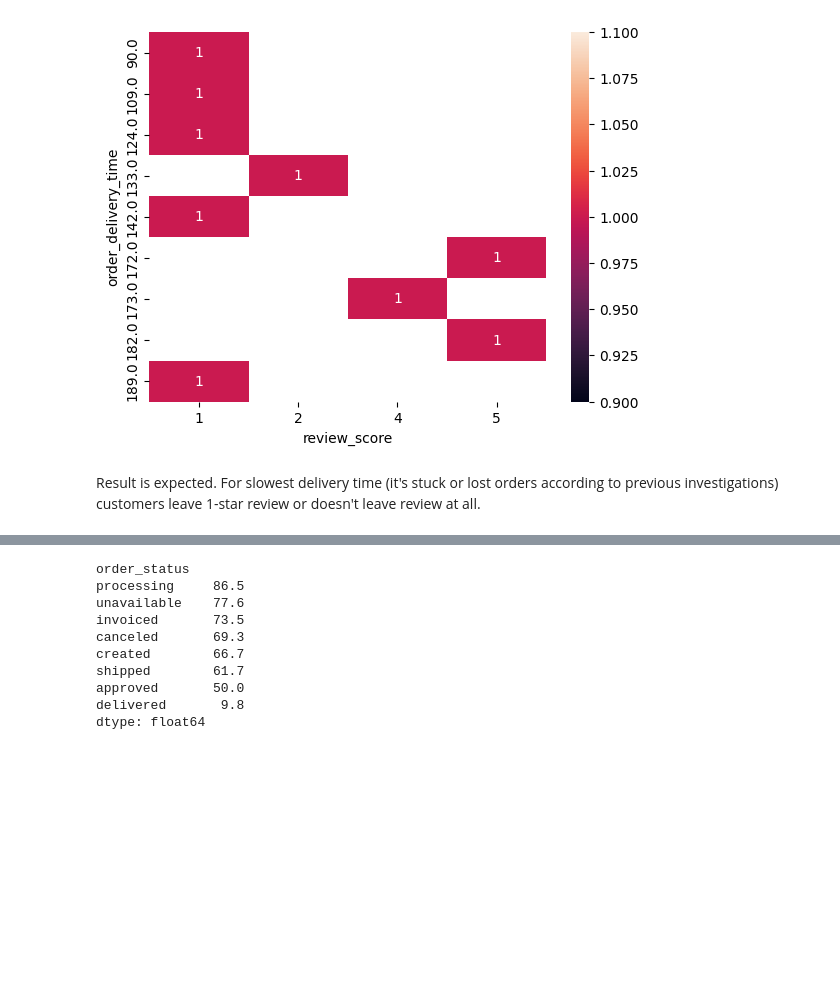
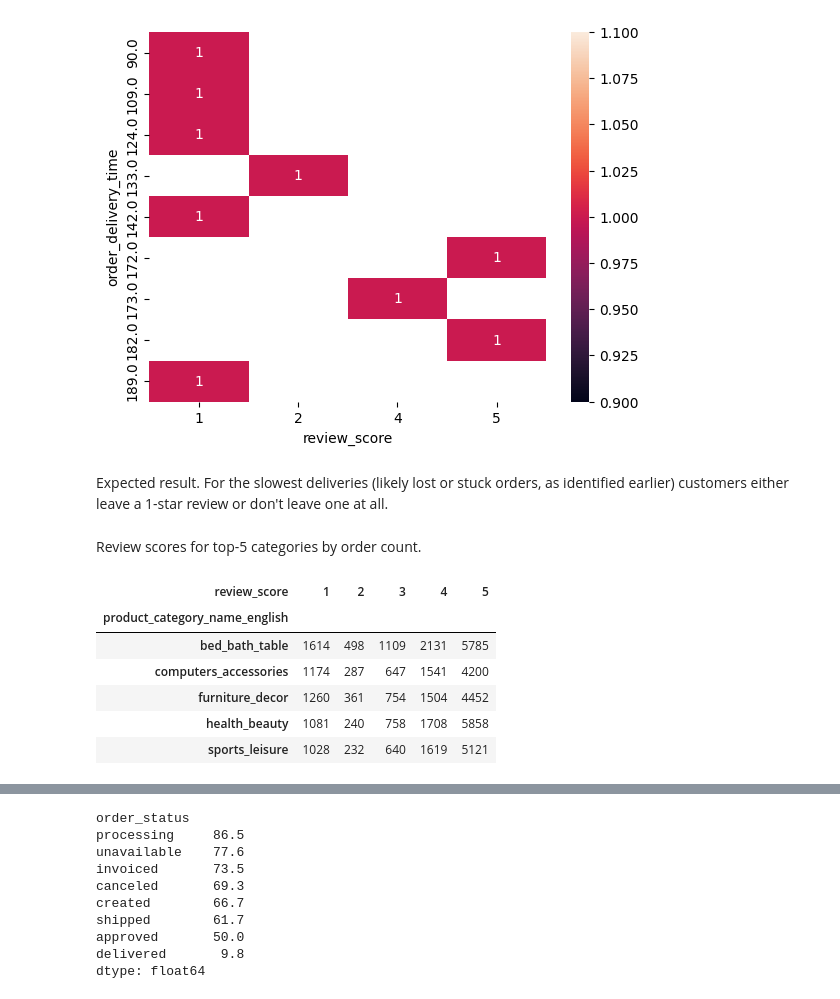
Before and after one commit to norriddx/ecommerce-orders-analysis, a Jupyter notebook: notebooks/eda.ipynb, the cells around one changed output, grey strips where cells are left out. Drawn from its saved outputs; the diff is of its cells as text; code cells hidden in the pictures; blank space fills up the shorter version.

Commit message:
finish section 8: customer satisfaction

```diff
--- a/notebooks/eda.ipynb
+++ b/notebooks/eda.ipynb
@@ -741,4 +741,4 @@ sns.heatmap(data=filtered_pvt, annot=True, fmt='.0f')
 <Axes: xlabel='review_score', ylabel='order_delivery_time'>
 [figure]
 # %% [markdown]
-Result is expected. For slowest delivery time (it's stuck or lost orders according to previous investigations) customers leave 1-star review or doesn't leave review at all.
+Expected result. For the slowest deliveries (likely lost or stuck orders, as identified earlier) customers either leave a 1-star review or don't leave one at all.
@@ -746,0 +745,21 @@ Result is expected. For slowest delivery time (it's stuck or lost orders accordi
+# %% [markdown]
+Review scores for top-5 categories by order count.
+# %%
+orders_reviews_products = orders_reviews.merge(items, on='order_id').merge(products, on='product_id')
+
+top_popular_categories = items_products['product_category_name_english'].value_counts().sort_values(ascending=False).head(5).index
+
+# pivot table
+
+filtered = orders_reviews_products[orders_reviews_products['product_category_name_english'].isin(top_popular_categories)]
+
+filtered_pvt = filtered.pivot_table(values='order_id', columns='review_score', index='product_category_name_english', aggfunc='count')
+filtered_pvt
+# %% [output]
+| review_score | 1 | 2 | 3 | 4 | 5 |
+| product_category_name_english |  |  |  |  |  |
+| bed_bath_table | 1614 | 498 | 1109 | 2131 | 5785 |
+| computers_accessories | 1174 | 287 | 647 | 1541 | 4200 |
+| furniture_decor | 1260 | 361 | 754 | 1504 | 4452 |
+| health_beauty | 1081 | 240 | 758 | 1708 | 5858 |
+| sports_leisure | 1028 | 232 | 640 | 1619 | 5121 |
```
Also changed, not shown: parts of 24 cells of this notebook.
